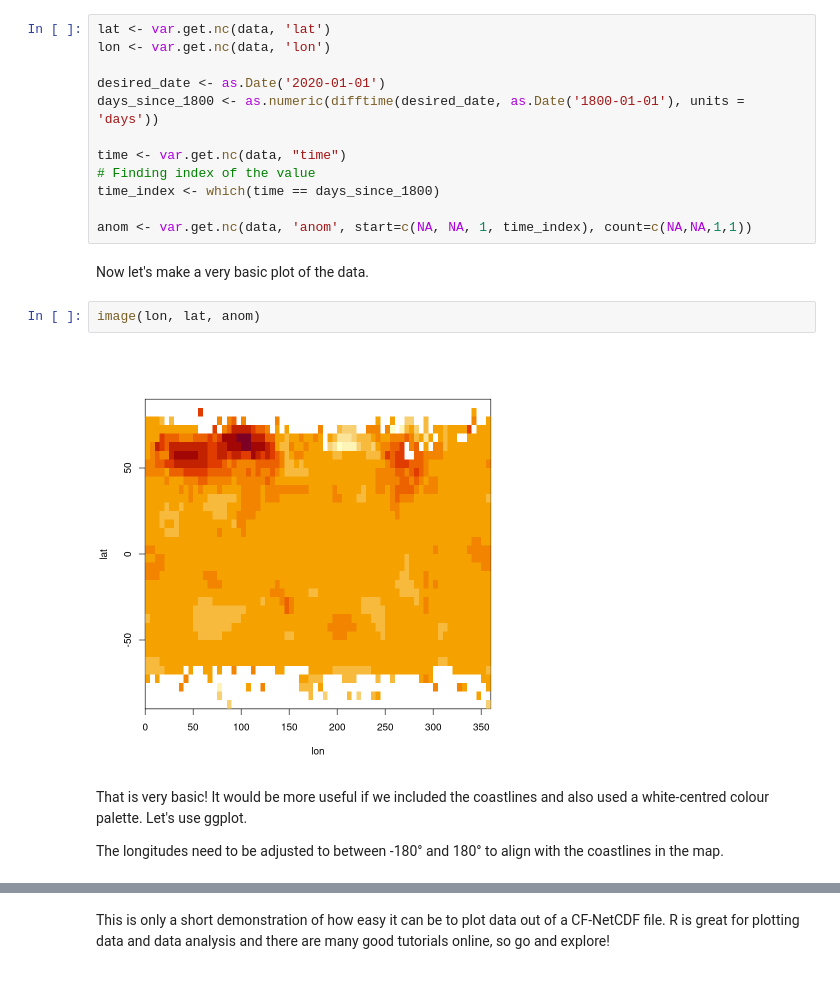
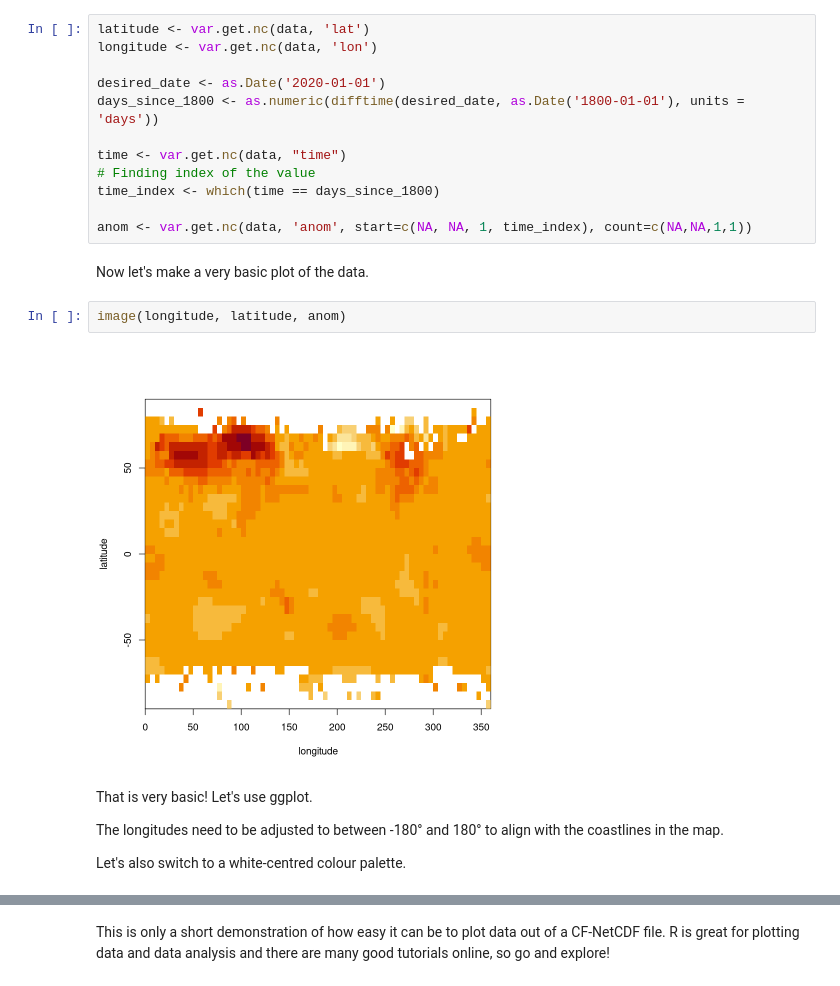
Before and after one commit to NorDataNet/NetCDF_in_R_from_beginner_to_pro, a Jupyter notebook: book/02_creating_plots.ipynb, the cells around one changed output, grey strips where cells are left out. Cells and saved outputs as stored; diff of their text form.

Commit message:
creating plots code updated

```diff
--- a/book/02_creating_plots.ipynb
+++ b/book/02_creating_plots.ipynb
@@ -45,8 +152,8 @@ data <- open.nc(url)
 # %% [markdown]
 We want to access the *anom* variable and extract data only for a data of our choice. Let's repeat the steps we took in [tutorial #01](01_opening_and_understanding.ipynb) to do this.
 # %%
-lat <- var.get.nc(data, 'lat')
-lon <- var.get.nc(data, 'lon')
+latitude <- var.get.nc(data, 'lat')
+longitude <- var.get.nc(data, 'lon')
 
 desired_date <- as.Date('2020-01-01')
 days_since_1800 <- as.numeric(difftime(desired_date, as.Date('1800-01-01'), units = 'days'))
@@ -59,10 +166,12 @@ anom <- var.get.nc(data, 'anom', start=c(NA, NA, 1, time_index), count=c(NA,NA,1
 # %% [markdown]
 Now let's make a very basic plot of the data.
 # %%
-image(lon, lat, anom)
+image(longitude, latitude, anom)
 # %% [output]
-[figure, old version]
+[figure, new version]
 # %% [markdown]
-That is very basic! It would be more useful if we included the coastlines and also used a white-centred colour palette. Let's use ggplot.
+That is very basic! Let's use ggplot.
 
 The longitudes need to be adjusted to between -180° and 180° to align with the coastlines in the map.
+
+Let's also switch to a white-centred colour palette.
```
Also changed, not shown: parts of 24 cells of this notebook.
